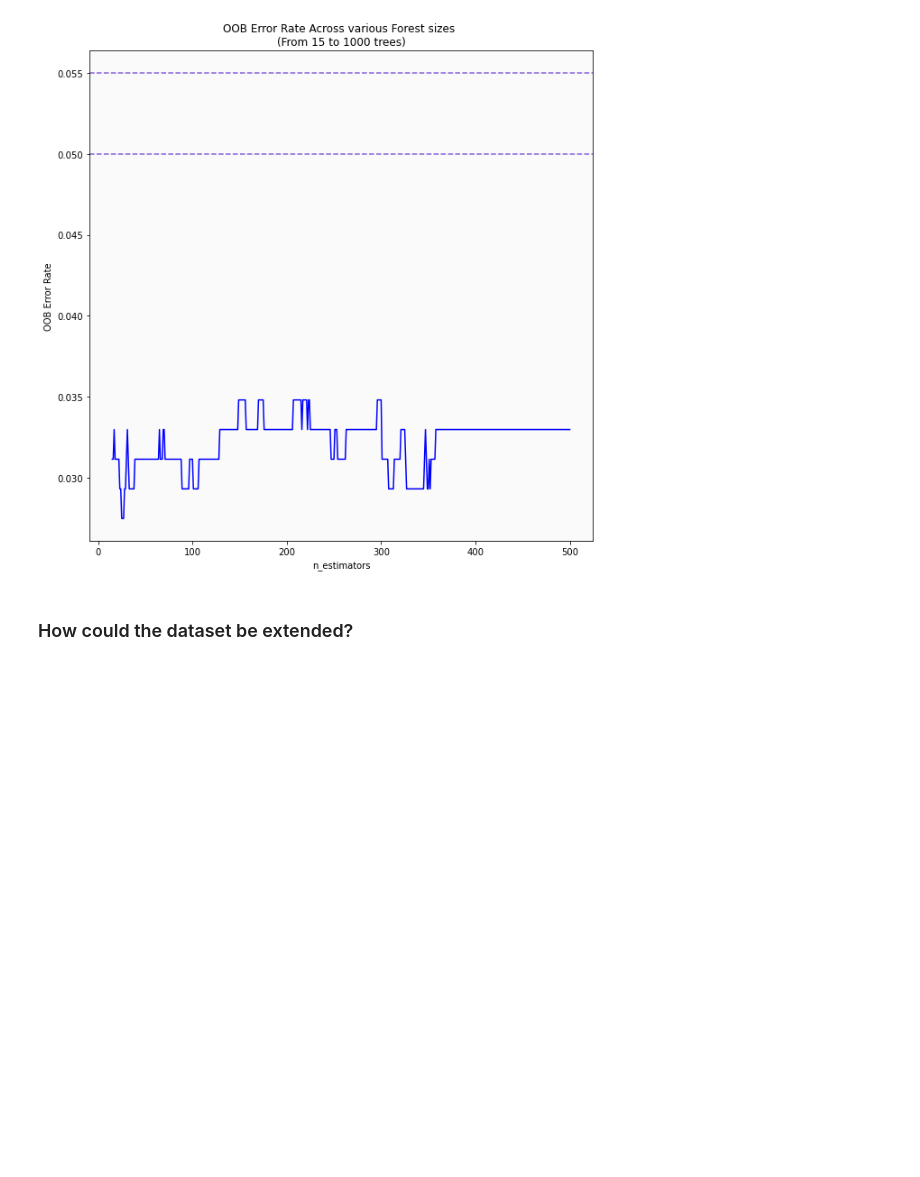
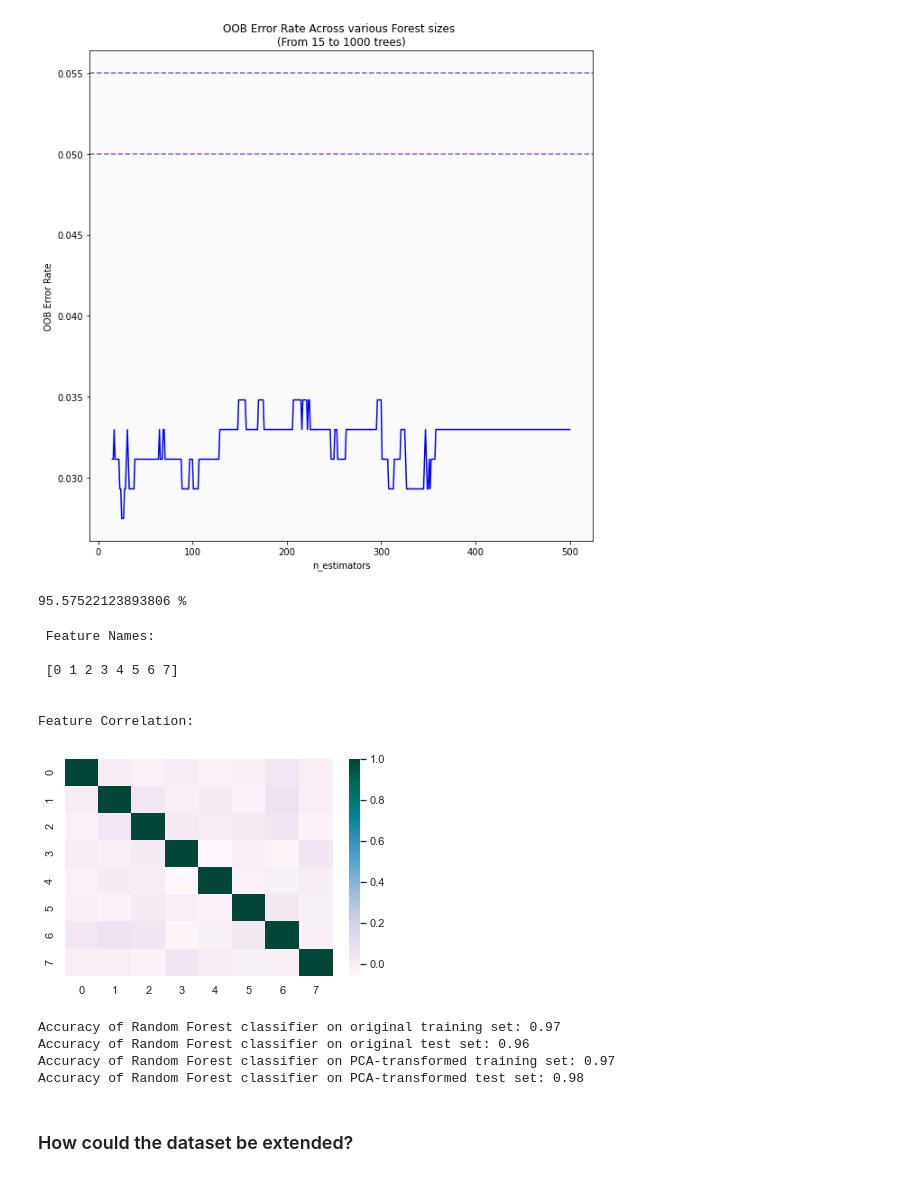
Before and after one commit to Ruairi8/ProgDAProject2, a Jupyter notebook: file1.ipynb, the cells around one changed output. Drawn from its saved outputs; the diff is of its cells as text; code cells hidden in the pictures; blank space fills up the shorter version.

```diff
--- a/file1.ipynb
+++ b/file1.ipynb
@@ -477,6 +592,47 @@ plt.title('OOB Error Rate Across various Forest sizes \n(From 15 to 1000 trees)'
 # %% [output]
 Text(0.5, 1.0, 'OOB Error Rate Across various Forest sizes \n(From 15 to 1000 trees)')
 [figure]
+# %%
+model=RandomForestClassifier(n_estimators=350)
+model.fit(xtrain,ytrain)
+pred = model.predict(xtrain)
+accuracy = model.score(xtest,ytest)
+print(accuracy*100,'%')
+# %% [output]
+95.57522123893806 %
+# %%
+# https://www.mikulskibartosz.name/pca-how-to-choose-the-number-of-components/
+from sklearn import metrics
+from sklearn.decomposition import PCA
+pca = PCA(n_components=8)
+transf = pca.fit_transform(xtrain,ytrain)
+xpca = pd.DataFrame(transf)
+xtrain2, xtest2, ytrain2, ytest2 = train_test_split(xpca, ytrain, test_size=0.2)
+print('\n Feature Names: \n\n', xpca.columns.values, "\n")
+print("\nFeature Correlation:\n")
+g = sns.heatmap(xtrain2.corr(),cmap="PuBuGn",annot=False)
+# %% [output]
+ Feature Names:
+
+ [0 1 2 3 4 5 6 7]
+
+
+Feature Correlation:
+[figure, added]
+# %%
+clf1 = RandomForestClassifier(max_depth=3,min_samples_leaf=12)
+clf1.fit(xtrain, ytrain)
+clf2 = RandomForestClassifier(max_depth=3,min_samples_leaf=12)
+clf2.fit(xtrain2,ytrain2)
+print('Accuracy of Random Forest classifier on original training set: {:.2f}'.format(clf1.score(xtrain, ytrain)))
+print('Accuracy of Random Forest classifier on original test set: {:.2f}'.format(clf1.score(xtest, ytest)))
+print('Accuracy of Random Forest classifier on PCA-transformed training set: {:.2f}'.format(clf2.score(xtrain2, ytrain2)))
+print('Accuracy of Random Forest classifier on PCA-transformed test set: {:.2f}'.format(clf2.score(xtest2,ytest2)))
+# %% [output]
+Accuracy of Random Forest classifier on original training set: 0.97
+Accuracy of Random Forest classifier on original test set: 0.96
+Accuracy of Random Forest classifier on PCA-transformed training set: 0.97
+Accuracy of Random Forest classifier on PCA-transformed test set: 0.98
 # %% [markdown]
 ### How could the dataset be extended?
 # %% [markdown]
```
Also changed, not shown: parts of 18 cells of this notebook.
